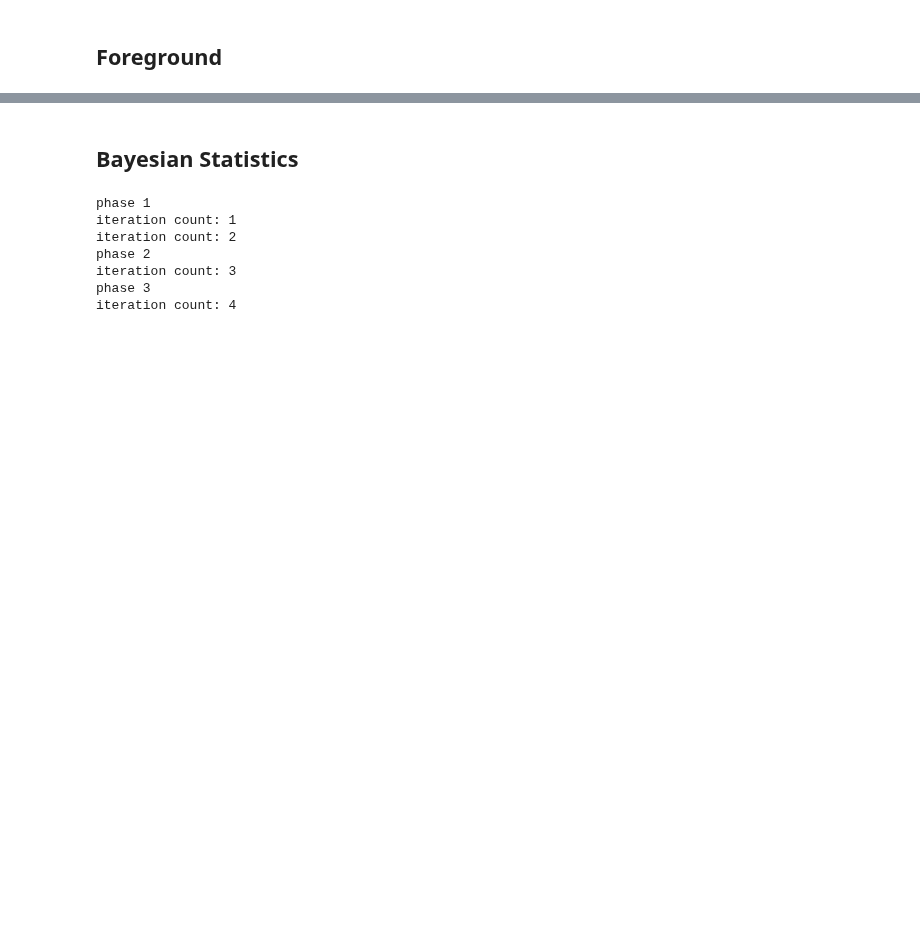
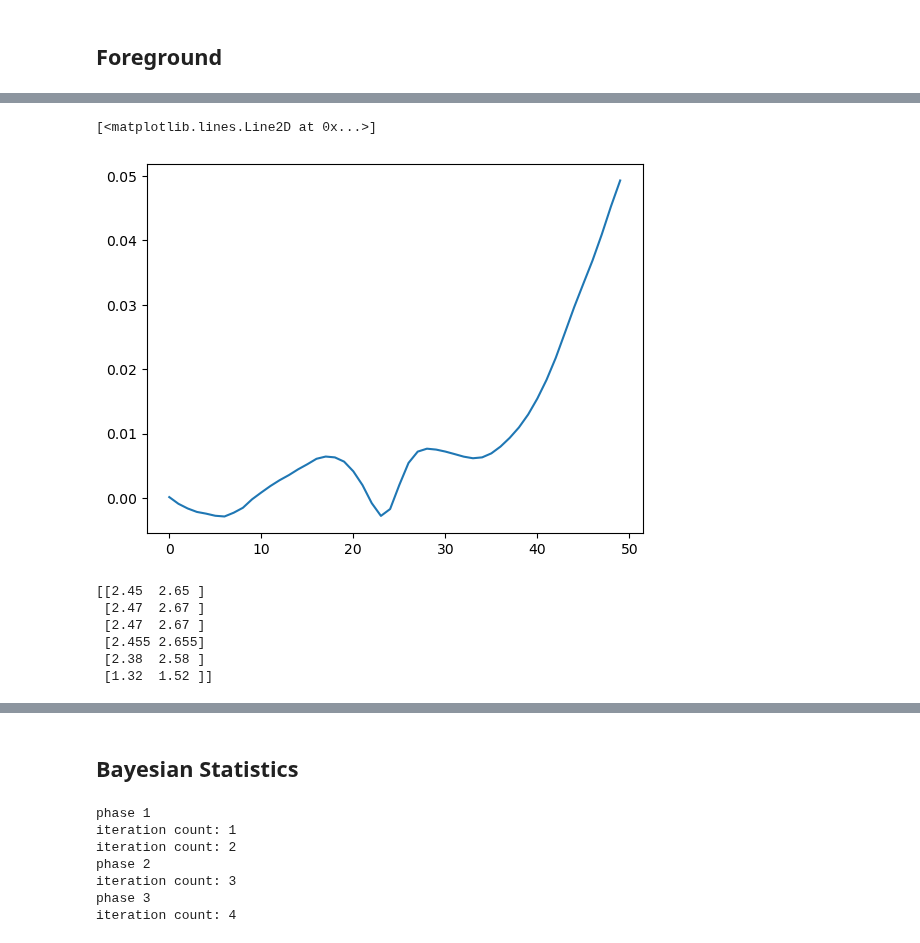
Before and after one commit to daba9359/LuCEE-Night_Simulation, a Jupyter notebook: Beam_weighted_foreground/Beam_Weighted_Foreground_Edited.ipynb, the cells around one changed output, grey strips where cells are left out. Saved outputs shown, nothing was run; the diff lists cells and outputs as text; code cells hidden in the pictures; blank space fills up the shorter version.

```diff
--- a/Beam_weighted_foreground/Beam_Weighted_Foreground_Edited.ipynb
+++ b/Beam_weighted_foreground/Beam_Weighted_Foreground_Edited.ipynb
@@ -1173,0 +1333,8 @@ Computing lunar simulation for time  [2025, 1, 5, 1, 0, 0]
+# %%
+maps = varied_foreground_map_set_p1
+parameters = varied_foreground_map_set_params_p1
+beam_path = files[1]
+time_array = test_times1
+foreground=foreground_training_set(maps,parameters,beam_path,time_array)[0]
+varied_foreground_training_set_p1 = foreground[0]
+varied_foreground_training_set_parameters_p1=foreground[1]
@@ -1173,0 +1356,14 @@ Computing lunar simulation for time  [2025, 1, 5, 1, 0, 0]
+# %%
+plt.plot(((simulation_test_foreground[2][0]-varied_foreground_training_set_p1[707,0])/simulation_test_foreground[2][0]))
+# %% [output]
+[<matplotlib.lines.Line2D at 0x...>]
+[figure, added]
+# %%
+test34 = expanded_training_set(testing[0],testing[1],1000,show_parameter_ranges=True)
+# %% [output]
+[[2.45  2.65 ]
+ [2.47  2.67 ]
+ [2.47  2.67 ]
+ [2.455 2.655]
+ [2.38  2.58 ]
+ [1.32  1.52 ]]
```
Also changed, not shown: parts of 25 cells of this notebook.
